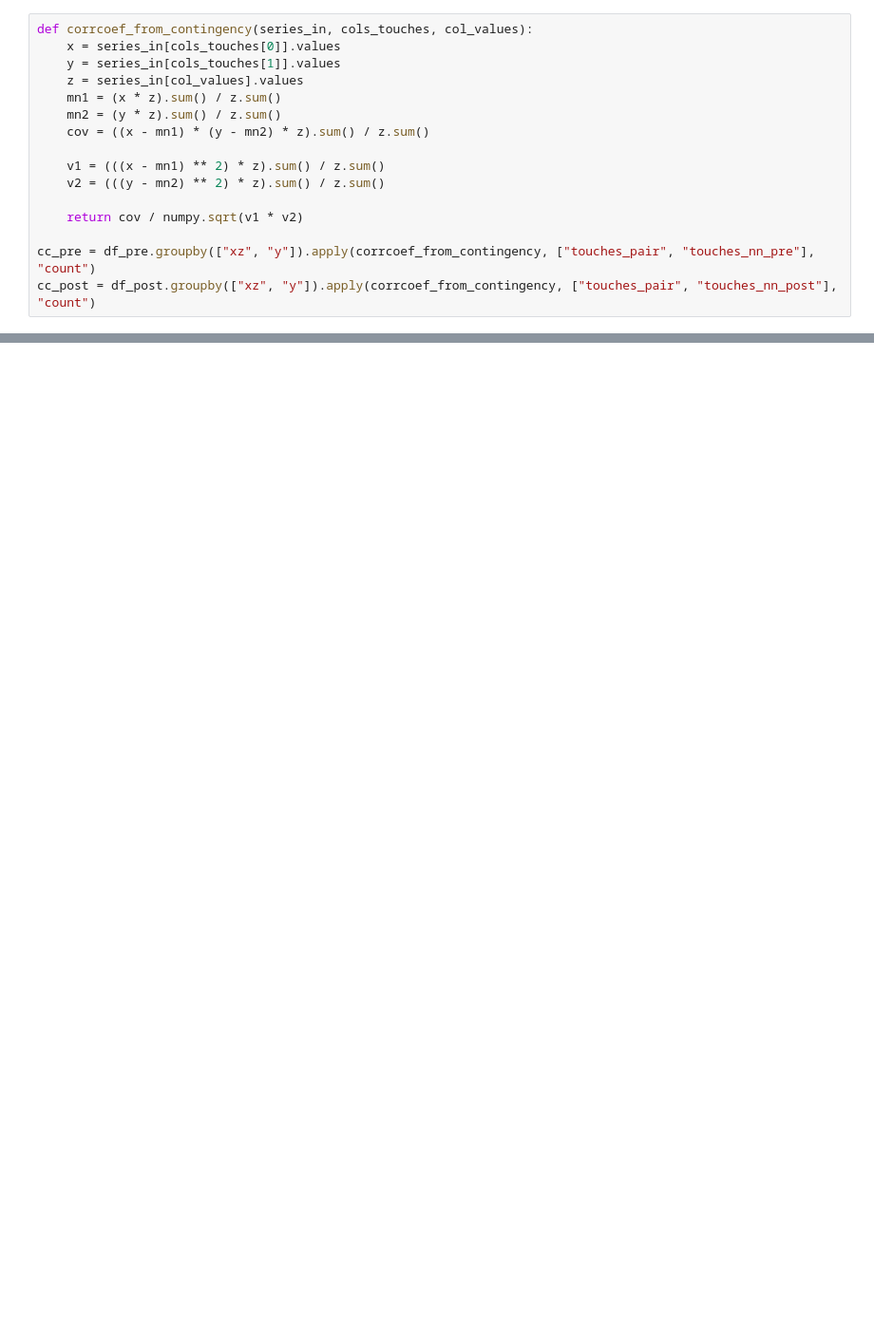
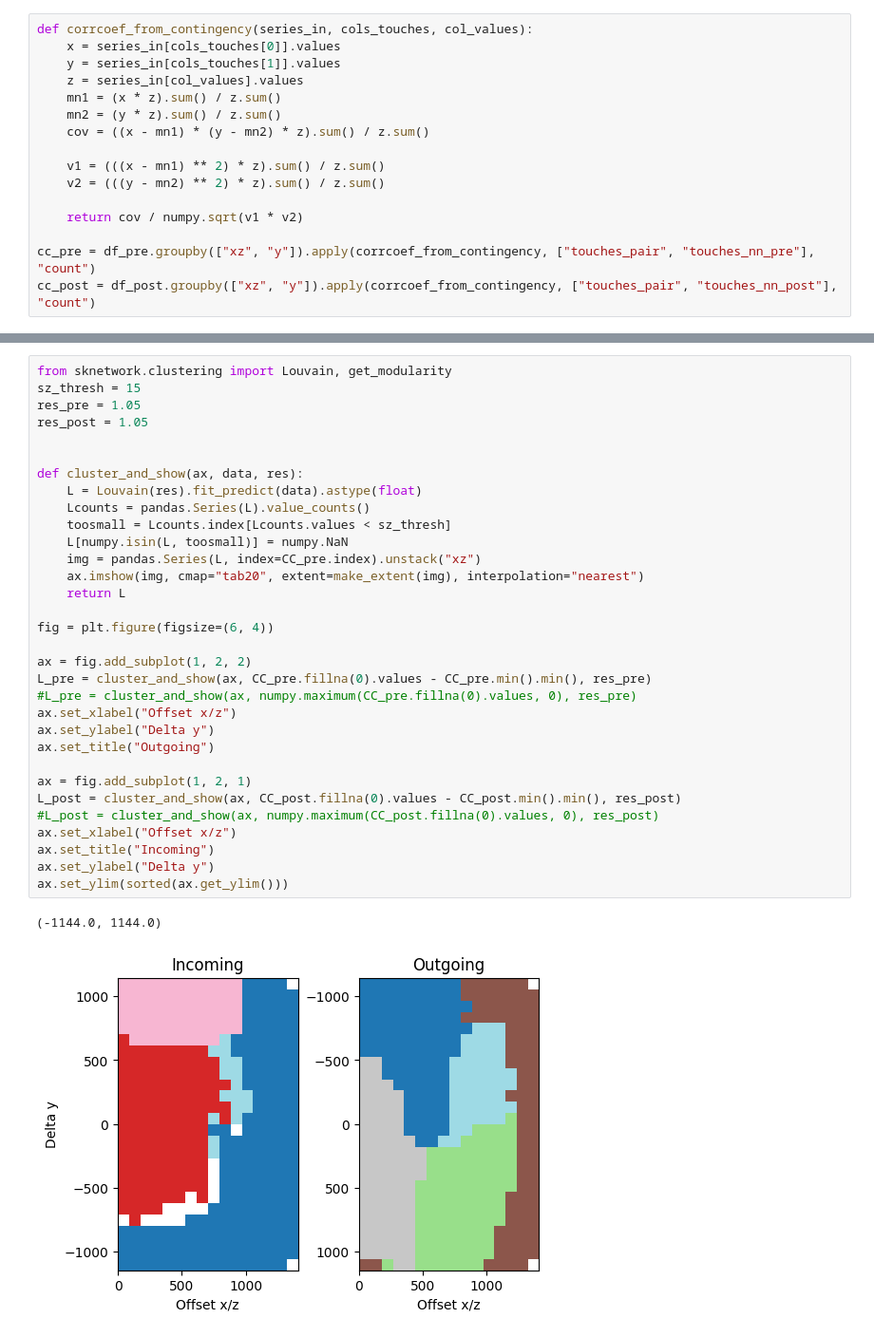
Before and after one commit to MWolfR/individual_morphology_effect, a Jupyter notebook: Microns connectivity higher order sources.ipynb, the cells around one changed output, grey strips where cells are left out. Shown at 95% size. Drawn from its saved outputs; the diff is of its cells as text; blank space fills up the shorter version.

```diff
--- a/Microns connectivity higher order sources.ipynb
+++ b/Microns connectivity higher order sources.ipynb
@@ -199,0 +204,35 @@ fig.savefig("spatial_bins_correlations_{0}.pdf".format(loaded))
+# %%
+from sknetwork.clustering import Louvain, get_modularity
+sz_thresh = 15
+res_pre = 1.05
+res_post = 1.05
+
+
+def cluster_and_show(ax, data, res):
+    L = Louvain(res).fit_predict(data).astype(float)
+    Lcounts = pandas.Series(L).value_counts()
+    toosmall = Lcounts.index[Lcounts.values < sz_thresh]
+    L[numpy.isin(L, toosmall)] = numpy.NaN
+    img = pandas.Series(L, index=CC_pre.index).unstack("xz")
+    ax.imshow(img, cmap="tab20", extent=make_extent(img), interpolation="nearest")
+    return L
+
+fig = plt.figure(figsize=(6, 4))
+
+ax = fig.add_subplot(1, 2, 2)
+L_pre = cluster_and_show(ax, CC_pre.fillna(0).values - CC_pre.min().min(), res_pre)
+#L_pre = cluster_and_show(ax, numpy.maximum(CC_pre.fillna(0).values, 0), res_pre)
+ax.set_xlabel("Offset x/z")
+ax.set_ylabel("Delta y")
+ax.set_title("Outgoing")
+
+ax = fig.add_subplot(1, 2, 1)
+L_post = cluster_and_show(ax, CC_post.fillna(0).values - CC_post.min().min(), res_post)
+#L_post = cluster_and_show(ax, numpy.maximum(CC_post.fillna(0).values, 0), res_post)
+ax.set_xlabel("Offset x/z")
+ax.set_title("Incoming")
+ax.set_ylabel("Delta y")
+ax.set_ylim(sorted(ax.get_ylim()))
+# %% [output]
+(-1144.0, 1144.0)
+[figure, added]
```
Also changed, not shown: parts of 7 cells of this notebook, 2 other files.
